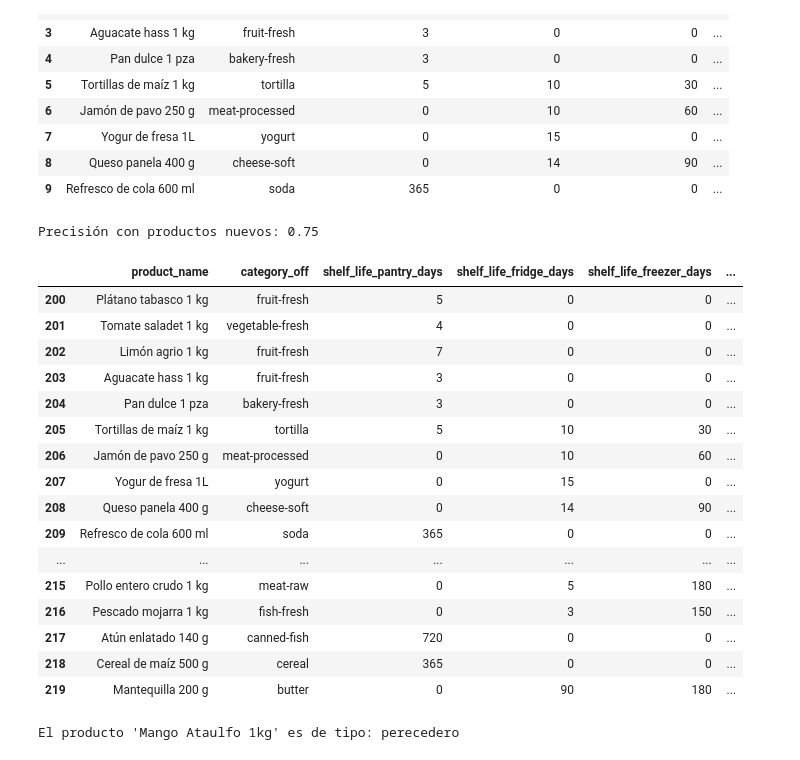
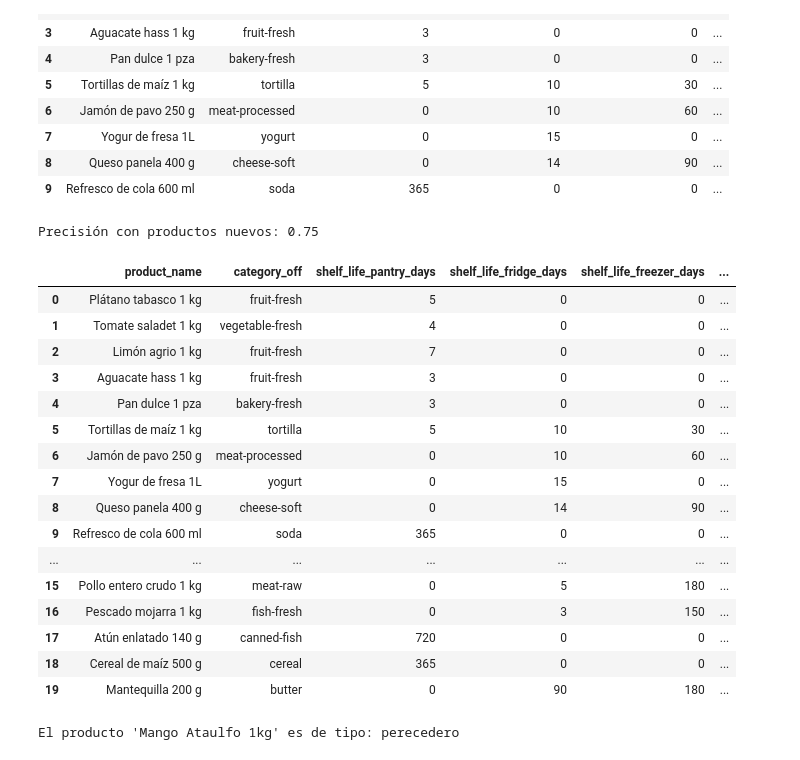
Before and after one commit to Fercho1407/proyectoTerminal, a Jupyter notebook: clasificadores/clasififcador_perecederos.ipynb, the cells around one changed output. Drawn from its saved outputs; the diff is of its cells as text; code cells hidden in the pictures.

Commit message:
version final del calsificador de productos perecederos y no perecederos

```diff
--- a/clasificadores/clasififcador_perecederos.ipynb
+++ b/clasificadores/clasififcador_perecederos.ipynb
@@ -189,40 +189,40 @@ See the caveats in the documentation: https://pandas.pydata.org/pandas-docs/stab
 # %%
 # Agregar las etiquetas reales
 etiquetas_reales = [1,1,1,1,1,1,1,1,1,0,0,0,0,0,0,1,1,0,0,1]
 df_nuevos['perecedero_real'] = etiquetas_reales
 
 # Comparar
 df_nuevos['acierto'] = df_nuevos['perecedero_prediccion'] == df_nuevos['perecedero_real']
 
 # Calcular precision con productos nuevos
 precision_nuevos = df_nuevos['acierto'].mean()
 print(f"Precisión con productos nuevos: {precision_nuevos:.2f}")
 
-df_nuevos = df_nuevos[['product_name', 'category_off', 'shelf_life_pantry_days', 'shelf_life_fridge_days', 'shelf_life_freezer_days', 'perecedero_real']]
+df_nuevos_guardar = df_nuevos[['product_name', 'category_off', 'shelf_life_pantry_days', 'shelf_life_fridge_days', 'shelf_life_freezer_days', 'perecedero_real']]
 ultimo_indice = pd.read_csv('../datasets/productos_clasificados.csv', usecols=['Unnamed: 0']).iloc[-1, 0]
-df_nuevos.index = range(ultimo_indice + 1, ultimo_indice + 1 + len(df_nuevos))
-df_nuevos.to_csv('../datasets/productos_clasificados.csv', mode='a', header=False, index=True)
+df_nuevos_guardar.index = range(ultimo_indice + 1, ultimo_indice + 1 + len(df_nuevos))
+df_nuevos_guardar.to_csv('../datasets/productos_clasificados.csv', mode='a', header=False, index=True)
 
 df_nuevos.head(20)
 # %% [output]
 Precisión con productos nuevos: 0.75
 |  | product_name | category_off | shelf_life_pantry_days | shelf_life_fridge_days | shelf_life_freezer_days | ... |
-| 200 | Plátano tabasco 1 kg | fruit-fresh | 5 | 0 | 0 | ... |
-| 201 | Tomate saladet 1 kg | vegetable-fresh | 4 | 0 | 0 | ... |
-| 202 | Limón agrio 1 kg | fruit-fresh | 7 | 0 | 0 | ... |
-| 203 | Aguacate hass 1 kg | fruit-fresh | 3 | 0 | 0 | ... |
-| 204 | Pan dulce 1 pza | bakery-fresh | 3 | 0 | 0 | ... |
-| 205 | Tortillas de maíz 1 kg | tortilla | 5 | 10 | 30 | ... |
-| 206 | Jamón de pavo 250 g | meat-processed | 0 | 10 | 60 | ... |
-| 207 | Yogur de fresa 1L | yogurt | 0 | 15 | 0 | ... |
-| 208 | Queso panela 400 g | cheese-soft | 0 | 14 | 90 | ... |
-| 209 | Refresco de cola 600 ml | soda | 365 | 0 | 0 | ... |
+| 0 | Plátano tabasco 1 kg | fruit-fresh | 5 | 0 | 0 | ... |
+| 1 | Tomate saladet 1 kg | vegetable-fresh | 4 | 0 | 0 | ... |
+| 2 | Limón agrio 1 kg | fruit-fresh | 7 | 0 | 0 | ... |
+| 3 | Aguacate hass 1 kg | fruit-fresh | 3 | 0 | 0 | ... |
+| 4 | Pan dulce 1 pza | bakery-fresh | 3 | 0 | 0 | ... |
+| 5 | Tortillas de maíz 1 kg | tortilla | 5 | 10 | 30 | ... |
+| 6 | Jamón de pavo 250 g | meat-processed | 0 | 10 | 60 | ... |
+| 7 | Yogur de fresa 1L | yogurt | 0 | 15 | 0 | ... |
+| 8 | Queso panela 400 g | cheese-soft | 0 | 14 | 90 | ... |
+| 9 | Refresco de cola 600 ml | soda | 365 | 0 | 0 | ... |
 | ... | ... | ... | ... | ... | ... | ... |
-| 215 | Pollo entero crudo 1 kg | meat-raw | 0 | 5 | 180 | ... |
-| 216 | Pescado mojarra 1 kg | fish-fresh | 0 | 3 | 150 | ... |
-| 217 | Atún enlatado 140 g | canned-fish | 720 | 0 | 0 | ... |
-| 218 | Cereal de maíz 500 g | cereal | 365 | 0 | 0 | ... |
-| 219 | Mantequilla 200 g | butter | 0 | 90 | 180 | ... |
+| 15 | Pollo entero crudo 1 kg | meat-raw | 0 | 5 | 180 | ... |
+| 16 | Pescado mojarra 1 kg | fish-fresh | 0 | 3 | 150 | ... |
+| 17 | Atún enlatado 140 g | canned-fish | 720 | 0 | 0 | ... |
+| 18 | Cereal de maíz 500 g | cereal | 365 | 0 | 0 | ... |
+| 19 | Mantequilla 200 g | butter | 0 | 90 | 180 | ... |
 # %%
 def clasificador_nuevo_producto(nombre:str, categoria:str,
                                 vida_normal:int, vida_refrigeracion:int, vida_congelacion:int):
```
